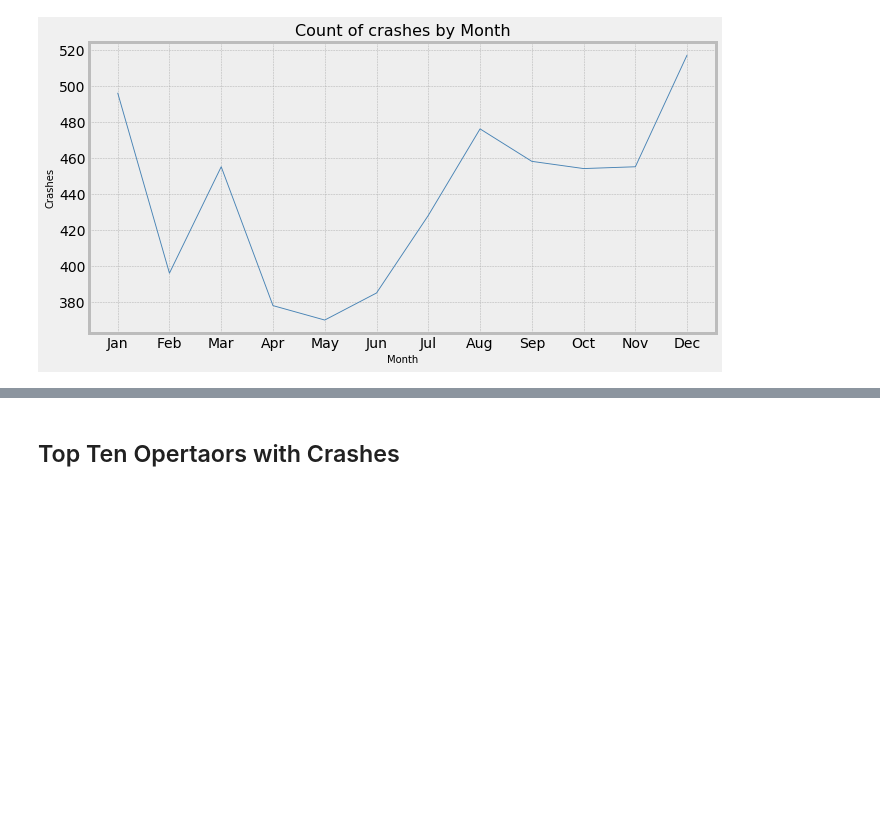
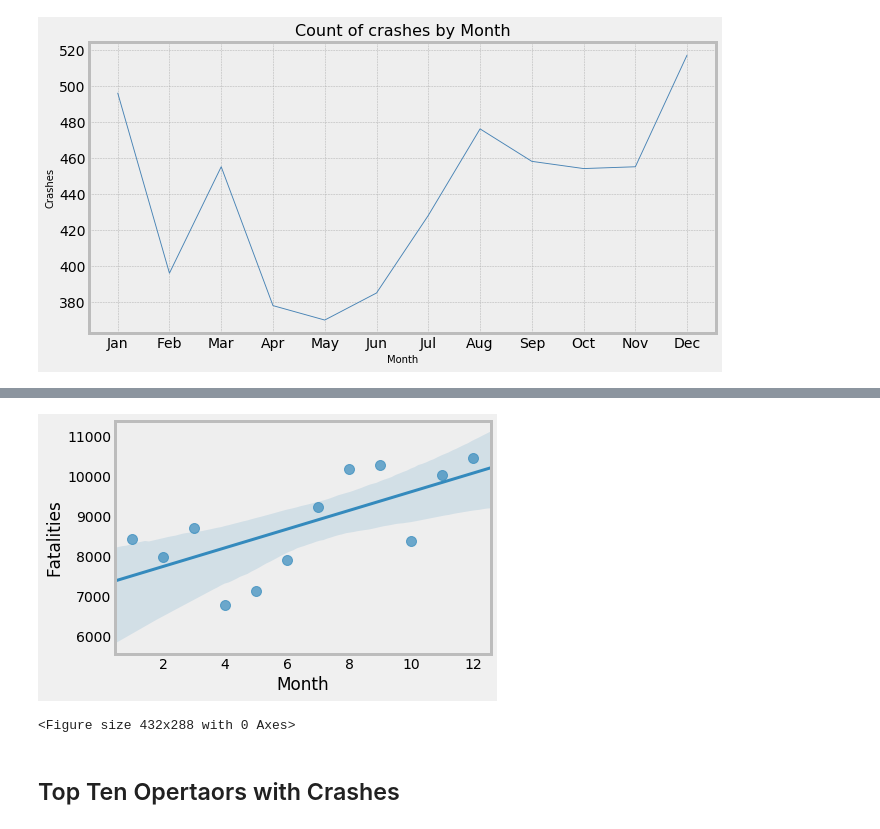
Before and after one commit to LauraJ3053/Project_01, a Jupyter notebook: Airplane_Crashes/Airplane_Crashes-Group.ipynb, the cells around one changed output, grey strips where cells are left out. Saved outputs shown, nothing was run; the diff lists cells and outputs as text; code cells hidden in the pictures; blank space fills up the shorter version.

```diff
--- a/Airplane_Crashes/Airplane_Crashes-Group.ipynb
+++ b/Airplane_Crashes/Airplane_Crashes-Group.ipynb
@@ -132,2 +201,12 @@ plt.savefig("Images/Crashes_by_Month.png")
+# %%
+plt_reg_mth_fatalities = sns.regplot(x="Month", y="Fatalities",
+                    scatter_kws={"alpha" : .7, 's': 100},
+                    data= df_mth_fatalities)
+plt.grid()
+plt.show()
+plt.savefig("Images/plt_reg_mth_fatalities.png")
+# %% [output]
+[figure, added]
+<Figure size 432x288 with 0 Axes>
 # %%
 
```
Also changed, not shown: parts of 30 cells of this notebook, 8 other files.
